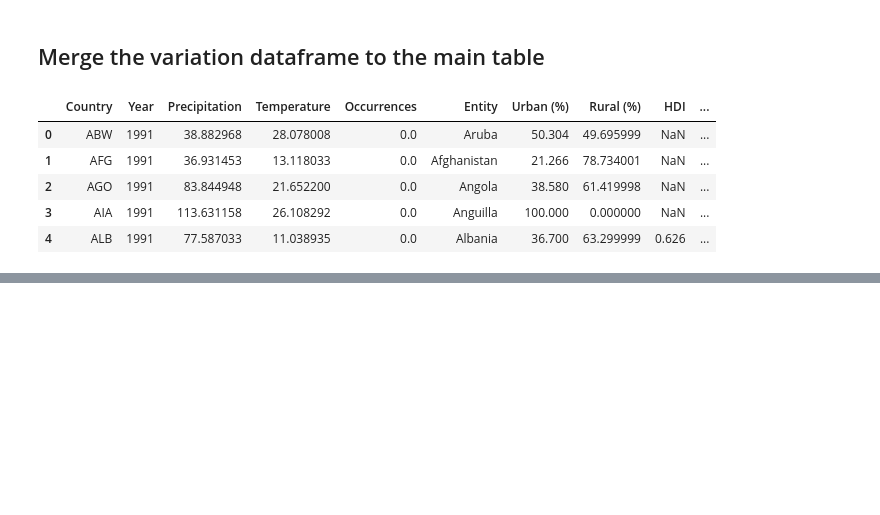
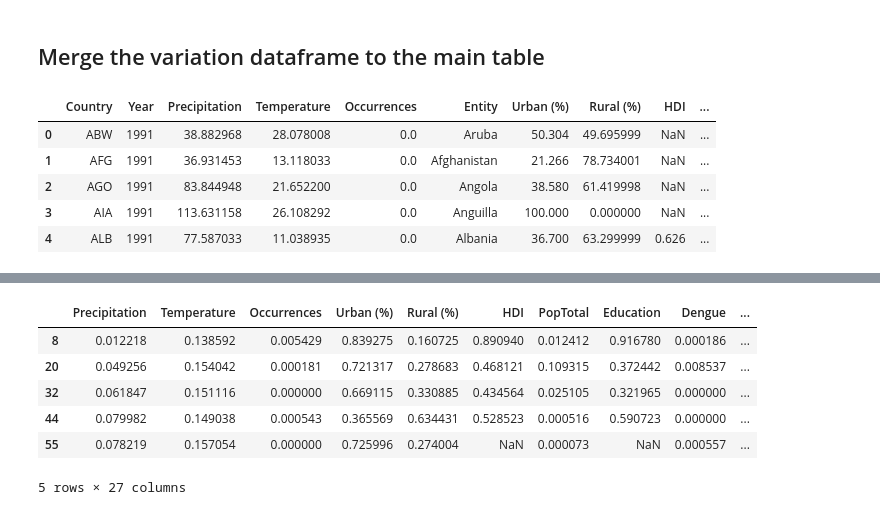
Before and after one commit to QuirkyDataScientist1978/project_dengue_fever, a Jupyter notebook: Final_Project_IP.ipynb, the cells around one changed output, grey strips where cells are left out. Cells and saved outputs as stored; diff of their text form; code cells hidden in the pictures; blank space fills up the shorter version.

```diff
--- a/Final_Project_IP.ipynb
+++ b/Final_Project_IP.ipynb
@@ -1205,0 +1303,7 @@ data.describe()
+# %%
+#merging main DF with moving_average DF
+data=pd.merge(data,moving_average,
+                how='left',
+                left_on = ['Year','Country'],
+                right_on = ['Year','Country'])
+data.head()
@@ -1205,0 +1318,8 @@ data.describe()
+# %%
+#ensuring that data set includes only countires with occurrences
+new_data = data.drop(data.loc[data.Occurrences == 0].index)
+# %%
+# Function to minmax scaling a vector.
+def minmax_s(x):
+    mn, mx = x.min(), x.max()
+    return (x - mn) / (mx - mn)
@@ -1205,0 +1328,14 @@ data.describe()
+# %%
+# We apply the minmax function to every column of new_data excluding country and year
+for c in new_data.columns:
+    new_data[c] = minmax_s(new_data[c])
+
+new_data.head()
+# %% [output]
+|  | Precipitation | Temperature | Occurrences | Urban (%) | Rural (%) | HDI | PopTotal | Education | Dengue | ... |
+| 8 | 0.012218 | 0.138592 | 0.005429 | 0.839275 | 0.160725 | 0.890940 | 0.012412 | 0.916780 | 0.000186 | ... |
+| 20 | 0.049256 | 0.154042 | 0.000181 | 0.721317 | 0.278683 | 0.468121 | 0.109315 | 0.372442 | 0.008537 | ... |
+| 32 | 0.061847 | 0.151116 | 0.000000 | 0.669115 | 0.330885 | 0.434564 | 0.025105 | 0.321965 | 0.000000 | ... |
+| 44 | 0.079982 | 0.149038 | 0.000543 | 0.365569 | 0.634431 | 0.528523 | 0.000516 | 0.590723 | 0.000000 | ... |
+| 55 | 0.078219 | 0.157054 | 0.000000 | 0.725996 | 0.274004 | NaN | 0.000073 | NaN | 0.000557 | ... |
+5 rows × 27 columns
```
Also changed, not shown: parts of 19 cells of this notebook.
